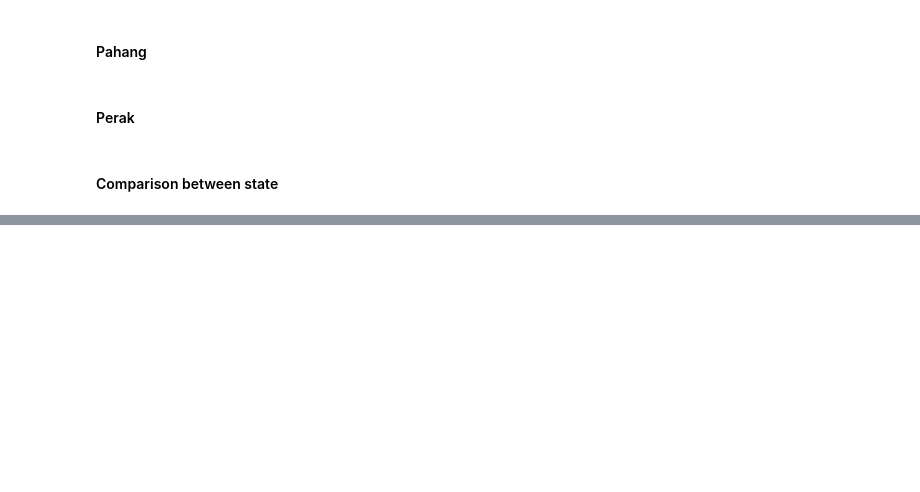
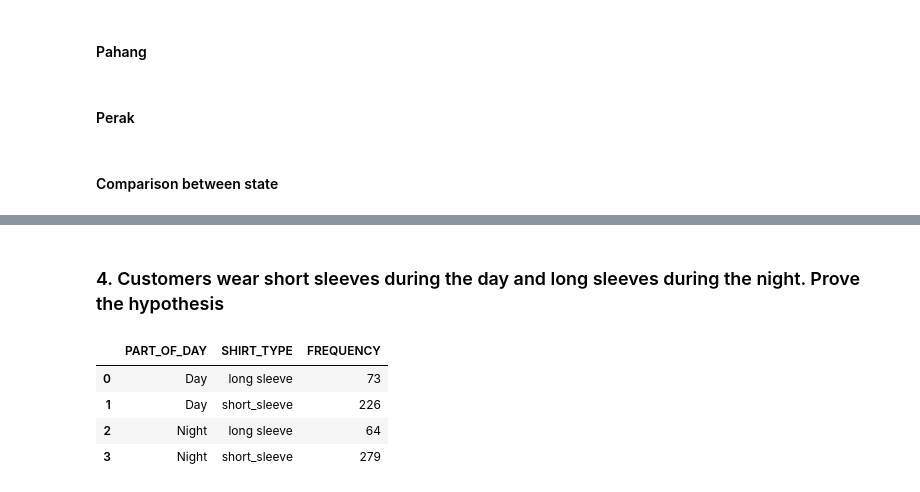
Before and after one commit to mzamfirdaus/dataminingproject, a Jupyter notebook: datapreprocessing.ipynb, the cells around one changed output, grey strips where cells are left out. Saved outputs shown, nothing was run; the diff lists cells and outputs as text; code cells hidden in the pictures; blank space fills up the shorter version.

```diff
--- a/datapreprocessing.ipynb
+++ b/datapreprocessing.ipynb
@@ -442,0 +581,13 @@ fig.show()
+# %% [markdown]
+### 4. Customers wear short sleeves during the day and long sleeves during the night. Prove the hypothesis
+# %%
+shirt = laundry.groupby(['PART_OF_DAY', 'SHIRT_TYPE']).size().reset_index()
+shirt = shirt.rename(columns={0:'FREQUENCY'})
+
+shirt
+# %% [output]
+|  | PART_OF_DAY | SHIRT_TYPE | FREQUENCY |
+| 0 | Day | long sleeve | 73 |
+| 1 | Day | short_sleeve | 226 |
+| 2 | Night | long sleeve | 64 |
+| 3 | Night | short_sleeve | 279 |
```
Also changed, not shown: parts of 23 cells of this notebook.
